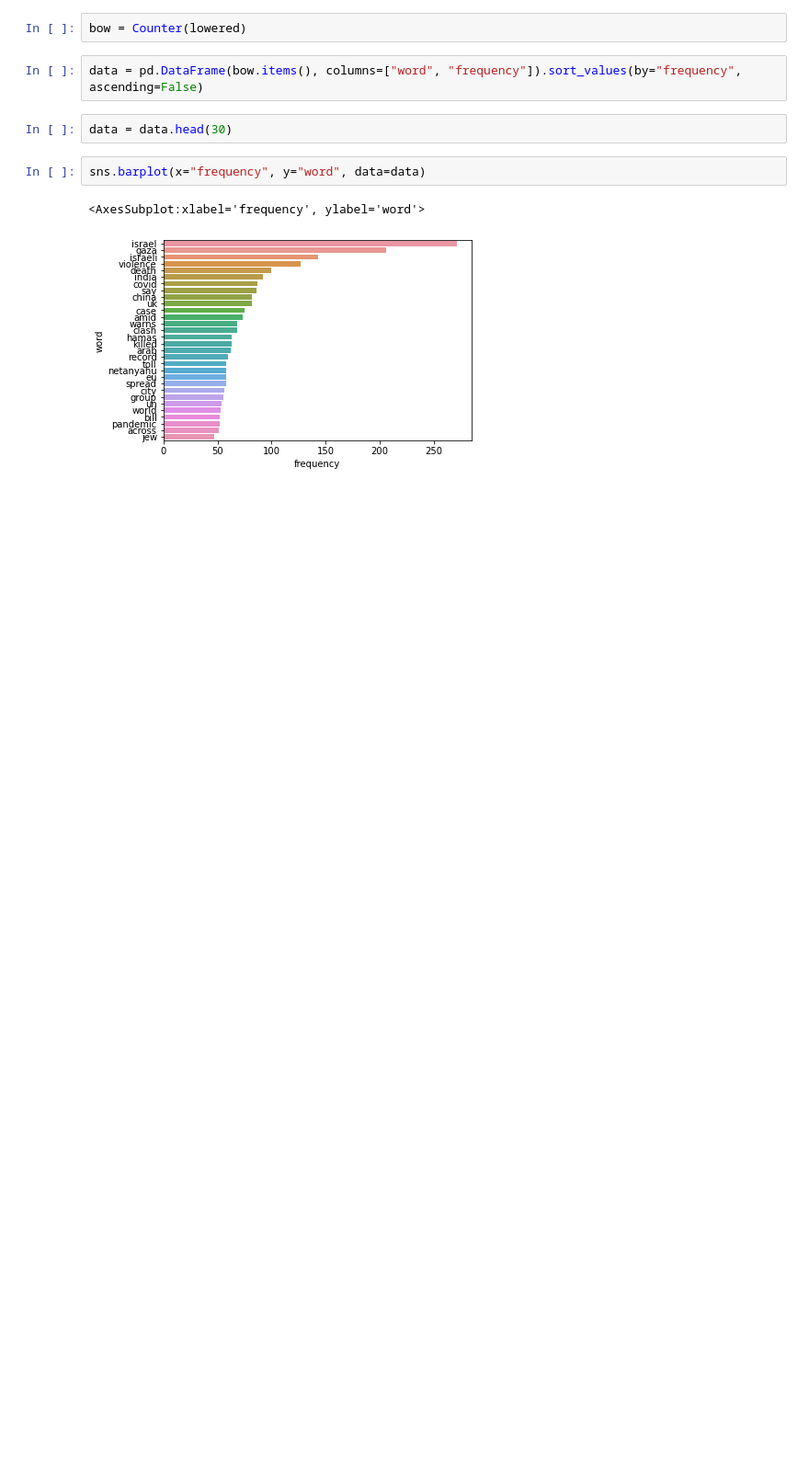
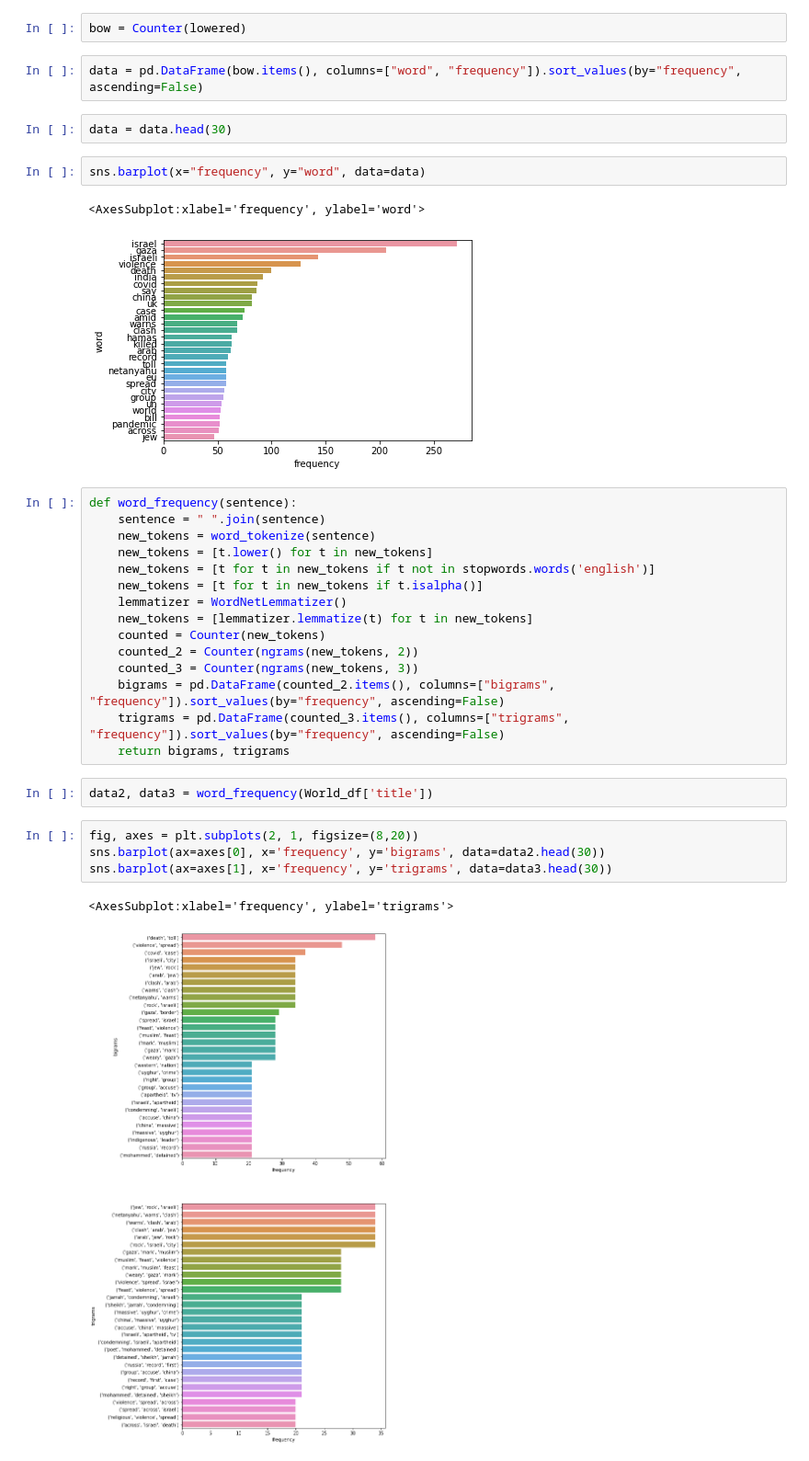
Before and after one commit to evan-dimartinis/447-Project, a Jupyter notebook: exploratory.ipynb, the cells around one changed output. Shown: that part at 92% size. Cells and saved outputs as stored; diff of their text form; blank space fills up the shorter version.

Commit message:
created bigrams trigrams

```diff
--- a/exploratory.ipynb
+++ b/exploratory.ipynb
@@ -77,3 +77,27 @@ sns.barplot(x="frequency", y="word", data=data)
 # %% [output]
 <AxesSubplot:xlabel='frequency', ylabel='word'>
 [figure]
+# %%
+def word_frequency(sentence):
+    sentence = " ".join(sentence)
+    new_tokens = word_tokenize(sentence)
+    new_tokens = [t.lower() for t in new_tokens]
+    new_tokens = [t for t in new_tokens if t not in stopwords.words('english')]
+    new_tokens = [t for t in new_tokens if t.isalpha()]
+    lemmatizer = WordNetLemmatizer()
+    new_tokens = [lemmatizer.lemmatize(t) for t in new_tokens]
+    counted = Counter(new_tokens)
+    counted_2 = Counter(ngrams(new_tokens, 2))
+    counted_3 = Counter(ngrams(new_tokens, 3))
+    bigrams = pd.DataFrame(counted_2.items(), columns=["bigrams", "frequency"]).sort_values(by="frequency", ascending=False)
+    trigrams = pd.DataFrame(counted_3.items(), columns=["trigrams", "frequency"]).sort_values(by="frequency", ascending=False)
+    return bigrams, trigrams
+# %%
+data2, data3 = word_frequency(World_df['title'])
+# %%
+fig, axes = plt.subplots(2, 1, figsize=(8,20))
+sns.barplot(ax=axes[0], x='frequency', y='bigrams', data=data2.head(30))
+sns.barplot(ax=axes[1], x='frequency', y='trigrams', data=data3.head(30))
+# %% [output]
+<AxesSubplot:xlabel='frequency', ylabel='trigrams'>
+[figure, added]
```
